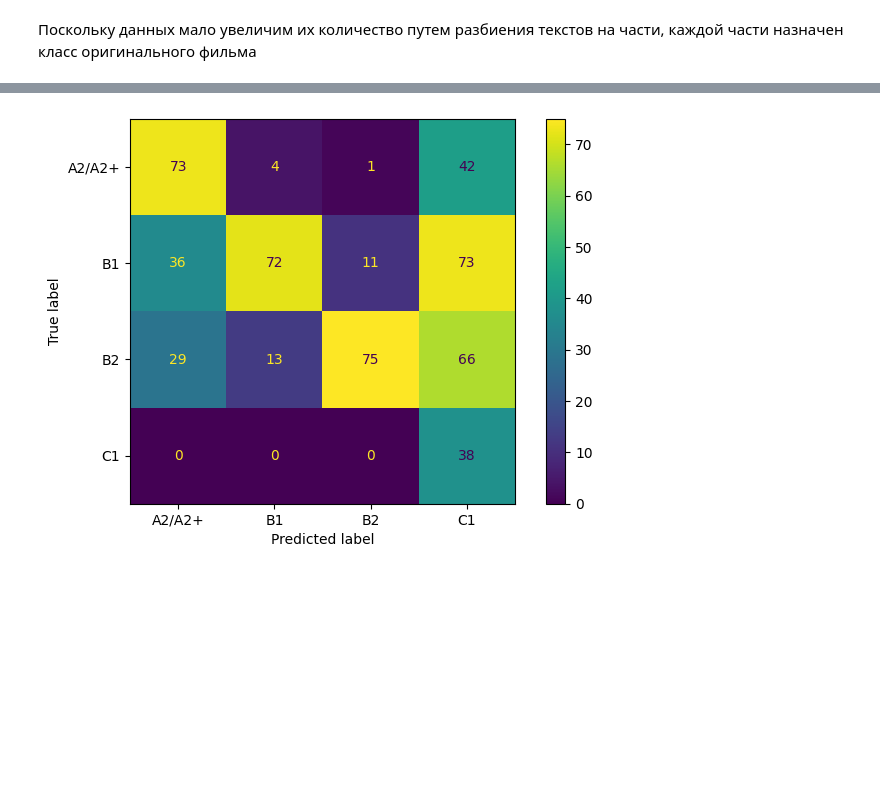
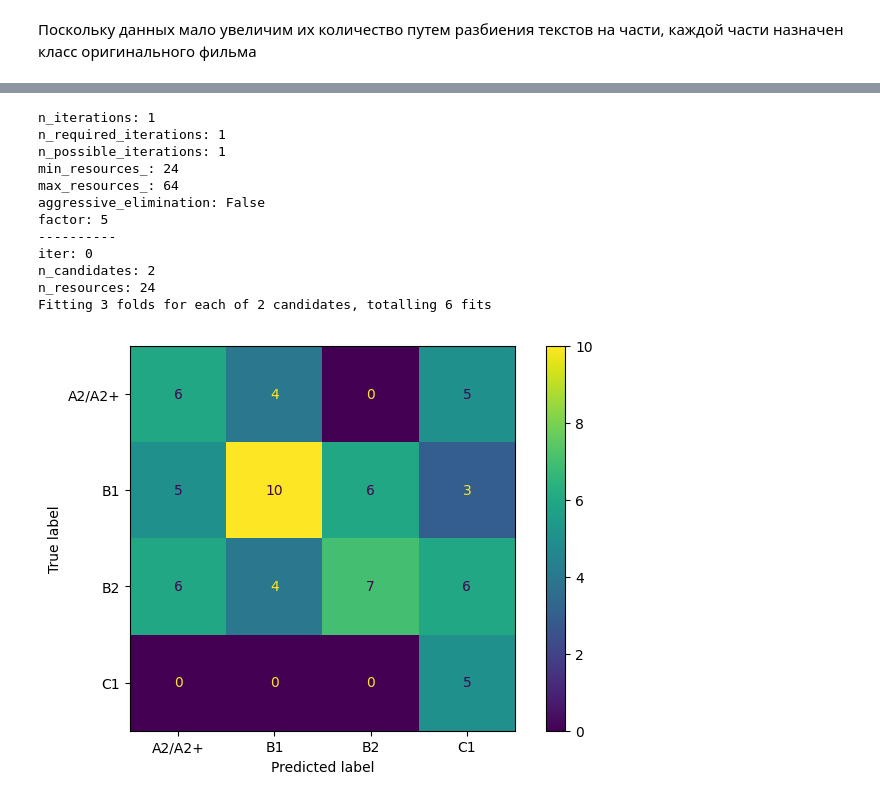
Before and after one commit to kirillva/workshop02, a Jupyter notebook: subtitles.ipynb, the cells around one changed output, grey strips where cells are left out. Cells and saved outputs as stored; diff of their text form; code cells hidden in the pictures; blank space fills up the shorter version.

```diff
--- a/subtitles.ipynb
+++ b/subtitles.ipynb
@@ -147,6 +147,7 @@ def search_best_estimator(pipeline, param_grid, x, y):
         n_candidates="exhaust",
         factor=5,
         n_jobs=-1,
+        verbose=2
     )
     _ = hrs.fit(x, y)
     return hrs.best_estimator_
@@ -170,7 +171,7 @@ content = []
 titles = []
 mean = []
 median = []
-split_factors = 16
+split_factors = 2
 
 for name in dframes:
     df_content = dframes[name]['content']
@@ -249,22 +274,34 @@ plot_confusion_matrix(y_test, y_preds2, estimator2)
 # %%
 vect_x = vectorizer.transform(x)
 vect_x = sparse.hstack((sparse.csr_matrix(df_films_splitted[['mean','median']].values), vect_x))
 
 nm = NearMiss()
 X_res, Y_res = nm.fit_resample(vect_x, y)
 pipeline2 = Pipeline( steps = [("base", RandomForestClassifier() )]  )
 # CatBoostClassifier(task_type='GPU')
 param_grid2 = {
-    # "base__n_estimators": [i for i in range(200,300,50)],
-    # "base__max_depth": [i for i in range(25,35,5)],
-    # "base__min_samples_split": [i for i in range(8,12,2)],
+    "base__n_estimators": [i for i in range(200,300,10)],
+    "base__max_depth": [i for i in range(30,60,5)],
+    "base__min_samples_split": [i for i in range(2,20,2)],
 }
 estimator2 = search_best_estimator(pipeline2, param_grid2, X_res, Y_res)
 X_train, X_test, y_train, y_test = train_test_split(
     vect_x, y, random_state=42, test_size=0.3, stratify=y
 )
 estimator2.fit(X_res, Y_res)
 y_preds2 = estimator2.predict(X_test)
 plot_confusion_matrix(y_test, y_preds2, estimator2)
 # %% [output]
+n_iterations: 1
+n_required_iterations: 1
+n_possible_iterations: 1
+min_resources_: 24
+max_resources_: 64
+aggressive_elimination: False
+factor: 5
+----------
+iter: 0
+n_candidates: 2
+n_resources: 24
+Fitting 3 folds for each of 2 candidates, totalling 6 fits
-[figure, old version]
+[figure, new version]
```
Also changed, not shown: parts of 7 cells of this notebook.
